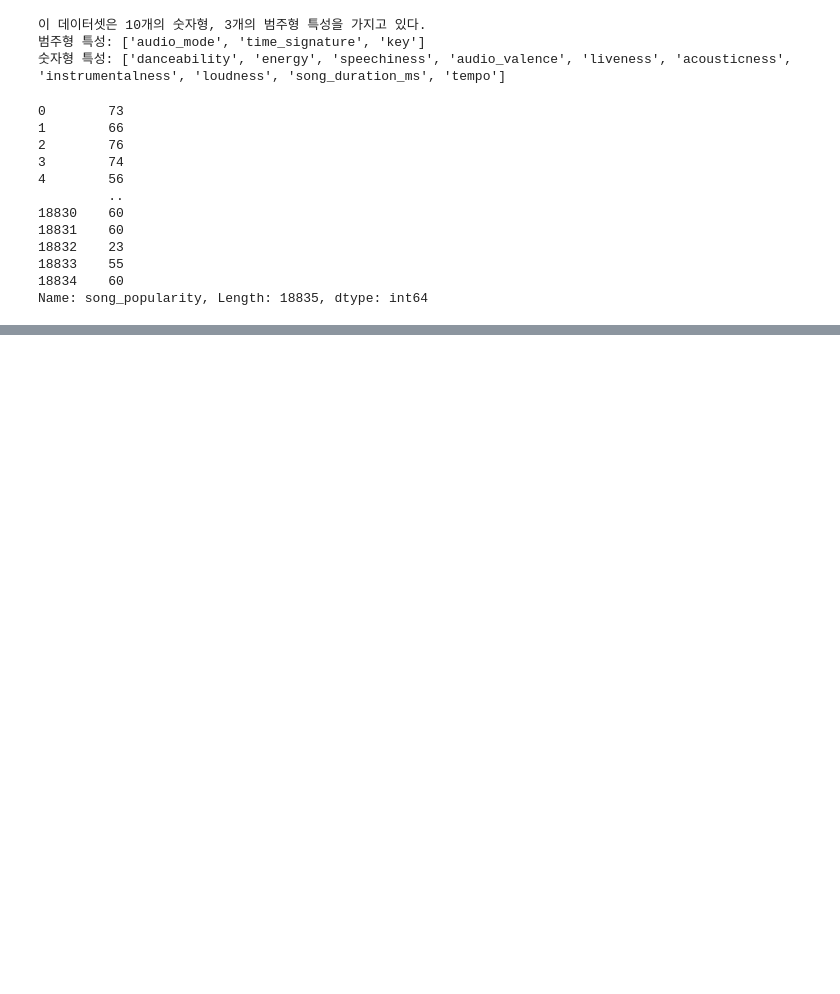
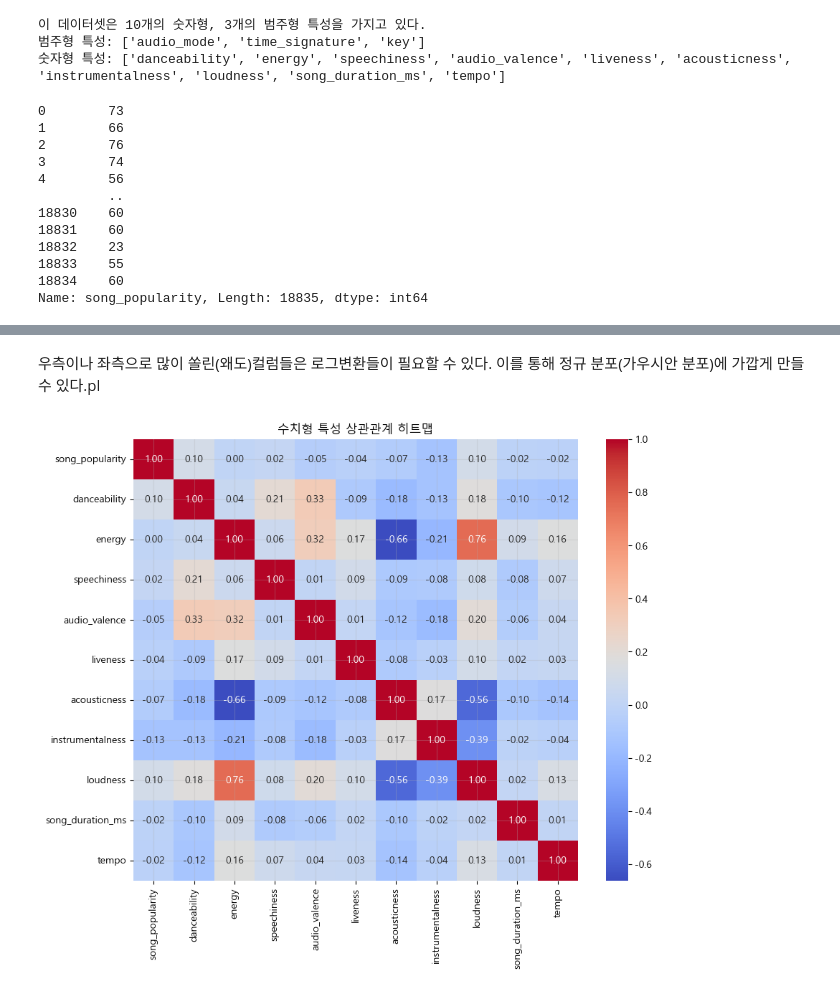
Before and after one commit to heeyoung-Python-practice/machine_learnning, a Jupyter notebook: 노래 인기 예측 머신러닝.ipynb, the cells around one changed output, grey strips where cells are left out. Drawn from its saved outputs; the diff is of its cells as text; code cells hidden in the pictures; blank space fills up the shorter version.

```diff
--- a/노래 인기 예측 머신러닝.ipynb
+++ b/노래 인기 예측 머신러닝.ipynb
@@ -174,0 +160,17 @@ findfont: Font family 'NanumGothic' not found.
+# %% [markdown]
+우측이나 좌측으로 많이 쏠린(왜도)컬럼들은 로그변환들이 필요할 수 있다. 이를 통해 정규 분포(가우시안 분포)에 가깝게 만들 수 있다.pl
+# %%
+# 수치형 특성간 상관관계 매트릭스
+plt.figure(figsize=(10,8))
+corr_matrix = df[[target] + nf].corr(numeric_only=True) # 수치형 변수들만 상관관계 개선
+sns.heatmap(
+    corr_matrix,        # 상관관계 데이터
+    annot=True,         # 내부 값 표시
+    fmt=".2f",          # 값 형태(소수점 2자리)
+    cmap="coolwarm"     # 컬러맵 설정
+)   # 히트맵 시각화
+plt.title("수치형 특성 상관관계 히트맵")
+plt.grid(alpha=0.3) # 투명도 30% 격자
+plt.show()
+# %% [output]
+[figure, added]
```
Also changed, not shown: parts of 42 cells of this notebook, 4 other files.
